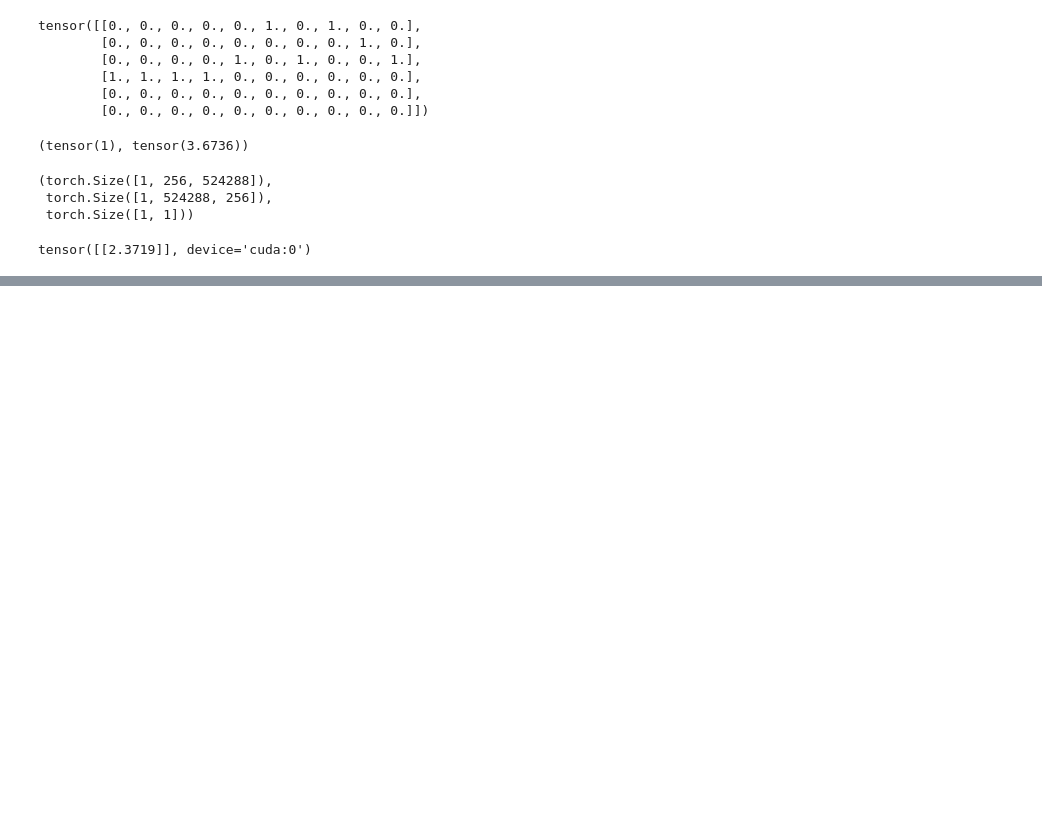
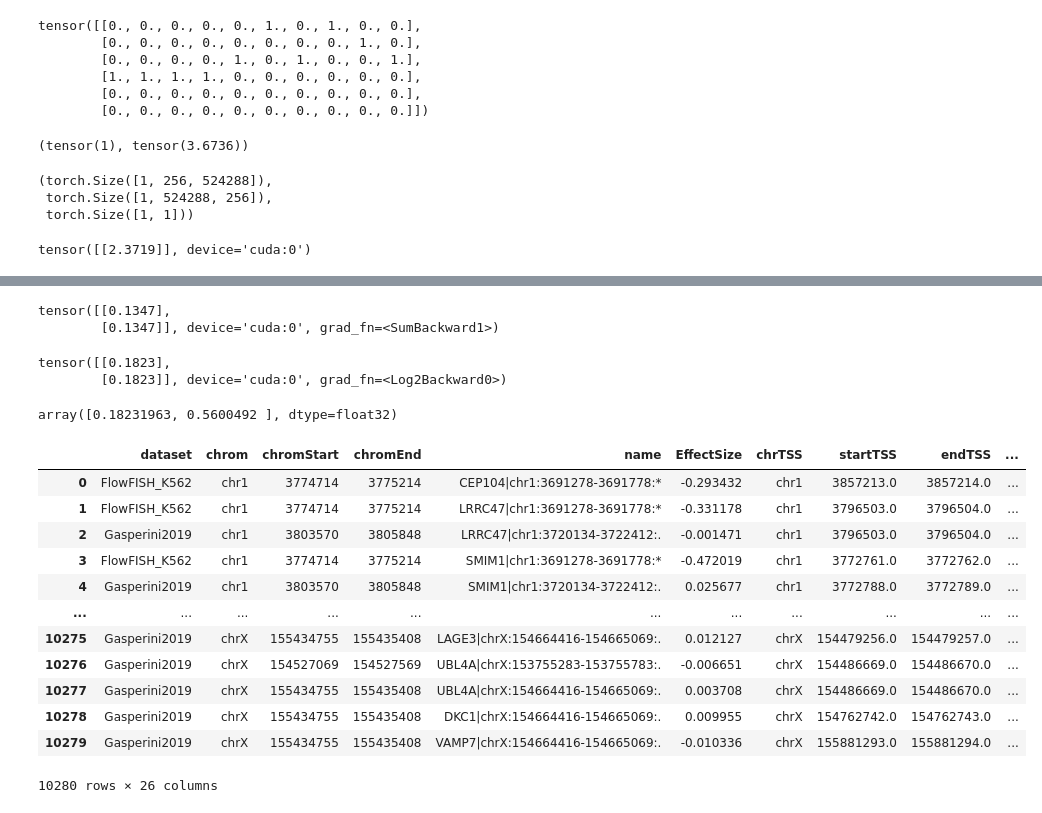
Before and after one commit to Sarthak-Ti/caduceus, a Jupyter notebook: code_test/RNA_vs_CAGE2.ipynb, the cells around one changed output, grey strips where cells are left out. Cells and saved outputs as stored; diff of their text form; code cells hidden in the pictures; blank space fills up the shorter version.

```diff
--- a/code_test/RNA_vs_CAGE2.ipynb
+++ b/code_test/RNA_vs_CAGE2.ipynb
@@ -1476,0 +1632,15 @@ tensor([[2.3719]], device='cuda:0')
+# %%
+TSS_bounds_file = "/data1/deyk/extras/CollapsedGeneBounds.hg38.TSS500bp.bed"
+tss = pd.read_csv(TSS_bounds_file, sep="\t")
+
+path = "/data1/deyk/ENCODE/CRISPR/EPCrisprBenchmark_ensemble_data_GRCh38.tsv"
+gs_df = pd.read_csv(path, sep="\t")
+
+json_path = '/data1/lesliec/sarthak/data/DE_danwei/k562_bulk_rna_info.json'
+with open(json_path, 'r') as f:
+    tss_dict = json.load(f)
+
+name_to_ensg = tss.set_index('name')['Ensembl_ID'].to_dict()
+name_to_ensg = {name: ensg for name, ensg in name_to_ensg.items() if ensg in tss_dict} #remove extra values
+gs_df['ensg_id'] = gs_df['measuredGeneSymbol'].map(name_to_ensg)
+gs_df = gs_df.dropna(subset=['ensg_id', 'Regulated']).reset_index(drop=True)
@@ -1476,0 +1723,10 @@ tensor([[2.3719]], device='cuda:0')
+# %%
+linear_sum
+# %% [output]
+tensor([[0.1347],
+        [0.1347]], device='cuda:0', grad_fn=<SumBackward1>)
+# %%
+torch.log2(linear_sum+1)
+# %% [output]
+tensor([[0.1823],
+        [0.1823]], device='cuda:0', grad_fn=<Log2Backward0>)
@@ -1476,0 +1763,23 @@ tensor([[2.3719]], device='cuda:0')
+# %%
+out = evals(data=((s,a), (None, None,None,tss_mask.cuda(),None))).cpu().numpy().squeeze()
+out
+#clearly using the information but this TSS based information seems to not be working really lol, why is it predicting more? This expression number must just be ass I guess?
+# %% [output]
+array([0.18231963, 0.5600492 ], dtype=float32)
+# %%
+#let's now look at the major examples
+gs_df
+# %% [output]
+|  | dataset | chrom | chromStart | chromEnd | name | EffectSize | chrTSS | startTSS | endTSS | ... |
+| 0 | FlowFISH_K562 | chr1 | 3774714 | 3775214 | CEP104|chr1:3691278-3691778:* | -0.293432 | chr1 | 3857213.0 | 3857214.0 | ... |
+| 1 | FlowFISH_K562 | chr1 | 3774714 | 3775214 | LRRC47|chr1:3691278-3691778:* | -0.331178 | chr1 | 3796503.0 | 3796504.0 | ... |
+| 2 | Gasperini2019 | chr1 | 3803570 | 3805848 | LRRC47|chr1:3720134-3722412:. | -0.001471 | chr1 | 3796503.0 | 3796504.0 | ... |
+| 3 | FlowFISH_K562 | chr1 | 3774714 | 3775214 | SMIM1|chr1:3691278-3691778:* | -0.472019 | chr1 | 3772761.0 | 3772762.0 | ... |
+| 4 | Gasperini2019 | chr1 | 3803570 | 3805848 | SMIM1|chr1:3720134-3722412:. | 0.025677 | chr1 | 3772788.0 | 3772789.0 | ... |
+| ... | ... | ... | ... | ... | ... | ... | ... | ... | ... | ... |
+| 10275 | Gasperini2019 | chrX | 155434755 | 155435408 | LAGE3|chrX:154664416-154665069:. | 0.012127 | chrX | 154479256.0 | 154479257.0 | ... |
+| 10276 | Gasperini2019 | chrX | 154527069 | 154527569 | UBL4A|chrX:153755283-153755783:. | -0.006651 | chrX | 154486669.0 | 154486670.0 | ... |
+| 10277 | Gasperini2019 | chrX | 155434755 | 155435408 | UBL4A|chrX:154664416-154665069:. | 0.003708 | chrX | 154486669.0 | 154486670.0 | ... |
+| 10278 | Gasperini2019 | chrX | 155434755 | 155435408 | DKC1|chrX:154664416-154665069:. | 0.009955 | chrX | 154762742.0 | 154762743.0 | ... |
+| 10279 | Gasperini2019 | chrX | 155434755 | 155435408 | VAMP7|chrX:154664416-154665069:. | -0.010336 | chrX | 155881293.0 | 155881294.0 | ... |
+10280 rows × 26 columns
```
Also changed, not shown: parts of 42 cells of this notebook, 7 other files.
